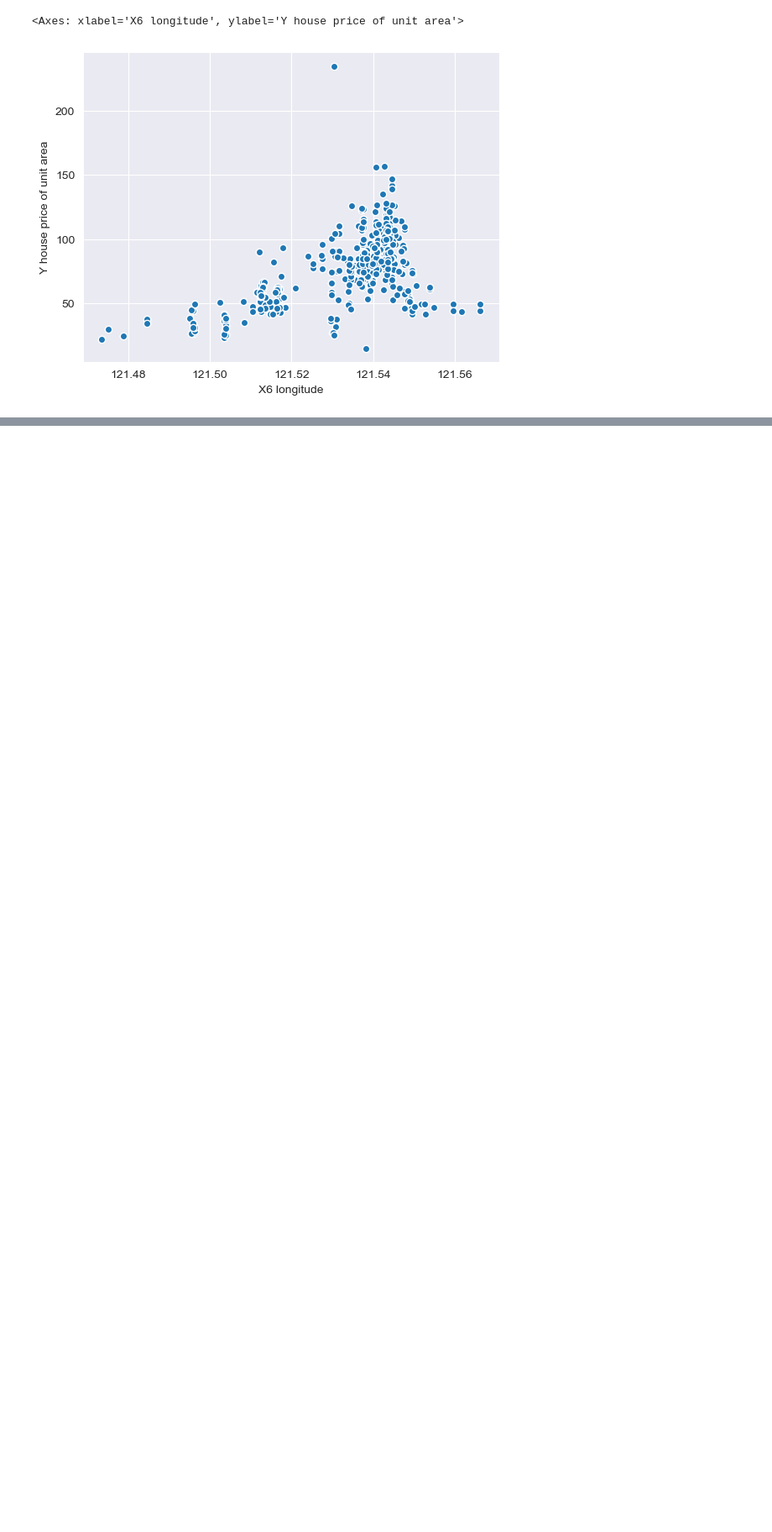
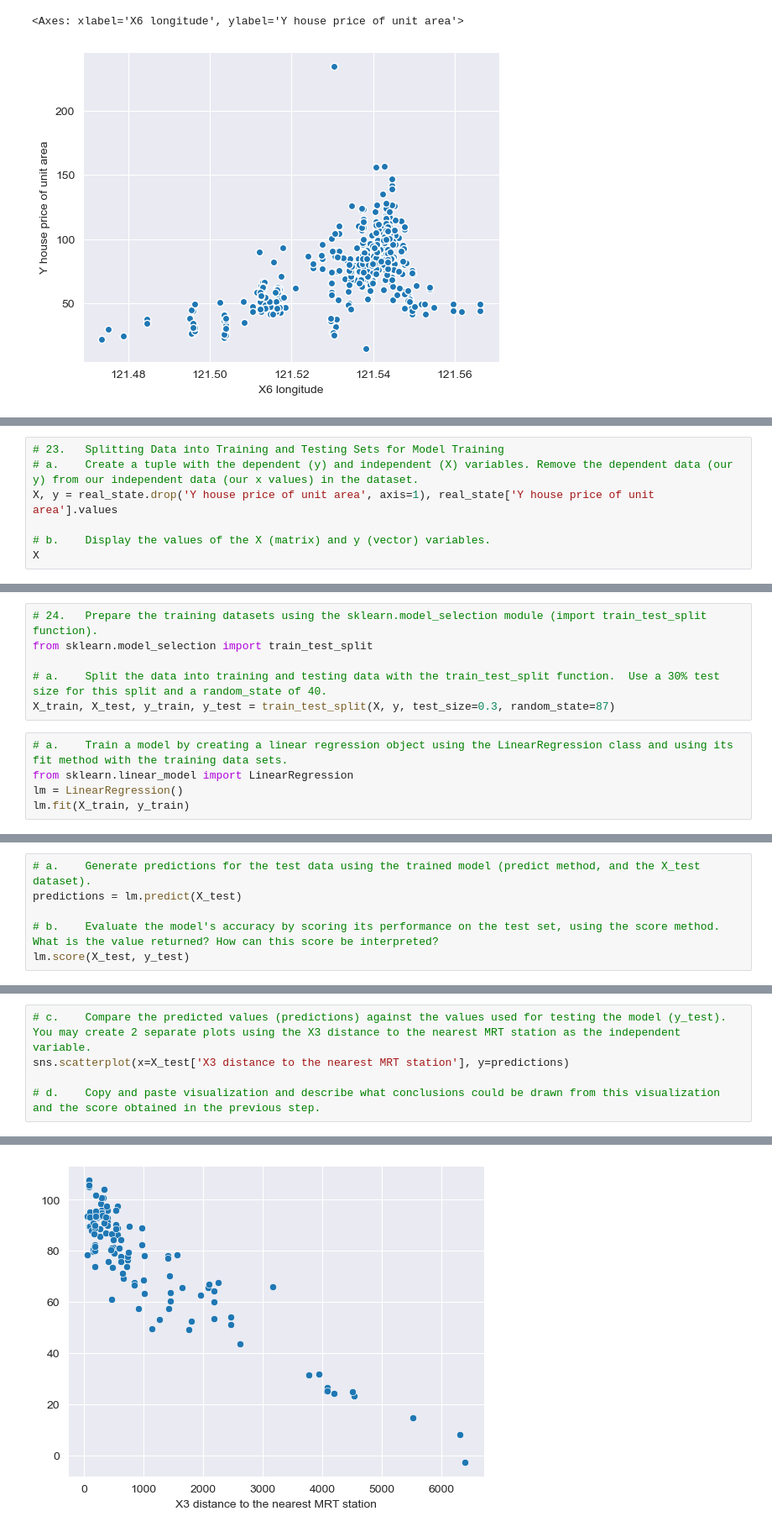
Before and after one commit to Xyehtz/AI-and-Machine-Learning, a Jupyter notebook: Lab 4/sample.ipynb, the cells around one changed output, grey strips where cells are left out. Shown at 84% size. Cells and saved outputs as stored; diff of their text form; blank space fills up the shorter version.

Commit message:
Completed part 3 - model creation

```diff
--- a/Lab 4/sample.ipynb
+++ b/Lab 4/sample.ipynb
@@ -169,0 +173,7 @@ sns.scatterplot(x=x6, y=y, lw=1)
+# %%
+# 23.	Splitting Data into Training and Testing Sets for Model Training
+# a.	Create a tuple with the dependent (y) and independent (X) variables. Remove the dependent data (our y) from our independent data (our x values) in the dataset.
+X, y = real_state.drop('Y house price of unit area', axis=1), real_state['Y house price of unit area'].values
+
+# b.	Display the values of the X (matrix) and y (vector) variables.
+X
@@ -169,0 +214,11 @@ sns.scatterplot(x=x6, y=y, lw=1)
+# %%
+# 24.	Prepare the training datasets using the sklearn.model_selection module (import train_test_split function).
+from sklearn.model_selection import train_test_split
+
+# a.	Split the data into training and testing data with the train_test_split function.  Use a 30% test size for this split and a random_state of 40.
+X_train, X_test, y_train, y_test = train_test_split(X, y, test_size=0.3, random_state=87)
+# %%
+# a.	Train a model by creating a linear regression object using the LinearRegression class and using its fit method with the training data sets.
+from sklearn.linear_model import LinearRegression
+lm = LinearRegression()
+lm.fit(X_train, y_train)
@@ -169,0 +227,6 @@ sns.scatterplot(x=x6, y=y, lw=1)
+# %%
+# a.	Generate predictions for the test data using the trained model (predict method, and the X_test dataset).
+predictions = lm.predict(X_test)
+
+# b.	Evaluate the model's accuracy by scoring its performance on the test set, using the score method. What is the value returned? How can this score be interpreted?
+lm.score(X_test, y_test)
@@ -169,0 +235,6 @@ sns.scatterplot(x=x6, y=y, lw=1)
+# %%
+# c.	Compare the predicted values (predictions) against the values used for testing the model (y_test). You may create 2 separate plots using the X3 distance to the nearest MRT station as the independent variable.
+sns.scatterplot(x=X_test['X3 distance to the nearest MRT station'], y=predictions)
+
+# d.	Copy and paste visualization and describe what conclusions could be drawn from this visualization and the score obtained in the previous step.
+# %% [output]
@@ -169,0 +242 @@ sns.scatterplot(x=x6, y=y, lw=1)
+[figure, added]
```
Also changed, not shown: parts of 10 cells of this notebook, 1 other file.
